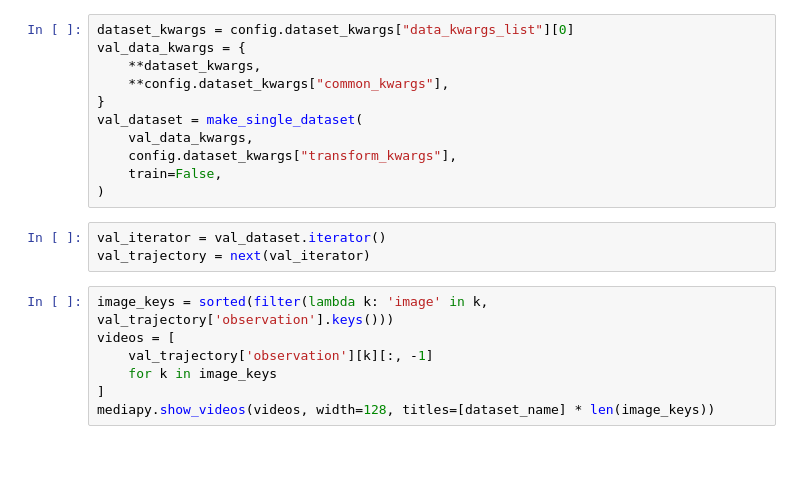
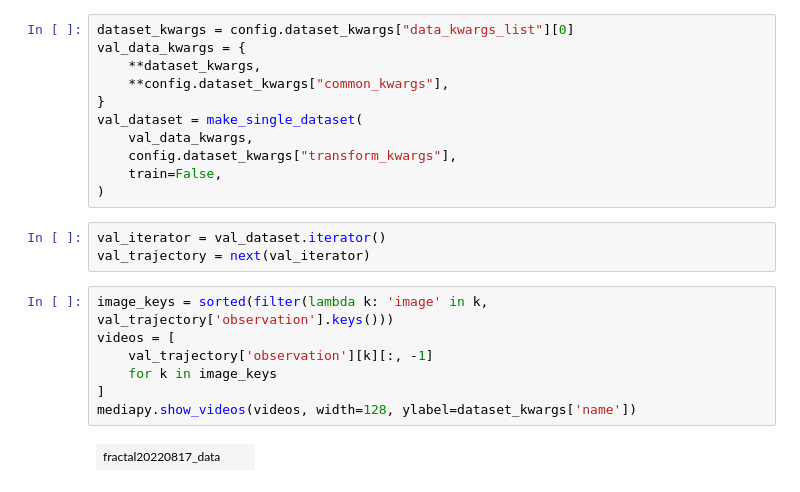
Before and after one commit to octo-models/octo, a Jupyter notebook: notebooks/load_dataset.ipynb, the cells around one changed output. Saved outputs shown, nothing was run; the diff lists cells and outputs as text; blank space fills up the shorter version.

Commit message:
Adding example notebook for data loading and viz

```diff
--- a/notebooks/load_dataset.ipynb
+++ b/notebooks/load_dataset.ipynb
@@ -135,7 +135,9 @@ val_trajectory = next(val_iterator)
 # %%
 image_keys = sorted(filter(lambda k: 'image' in k, val_trajectory['observation'].keys()))
 videos = [
     val_trajectory['observation'][k][:, -1]
     for k in image_keys
 ]
-mediapy.show_videos(videos, width=128, titles=[dataset_name] * len(image_keys))
+mediapy.show_videos(videos, width=128, ylabel=dataset_kwargs['name'])
+# %% [output]
+| fractal20220817_data |  |  |
```
Also changed, not shown: 1 other file.
